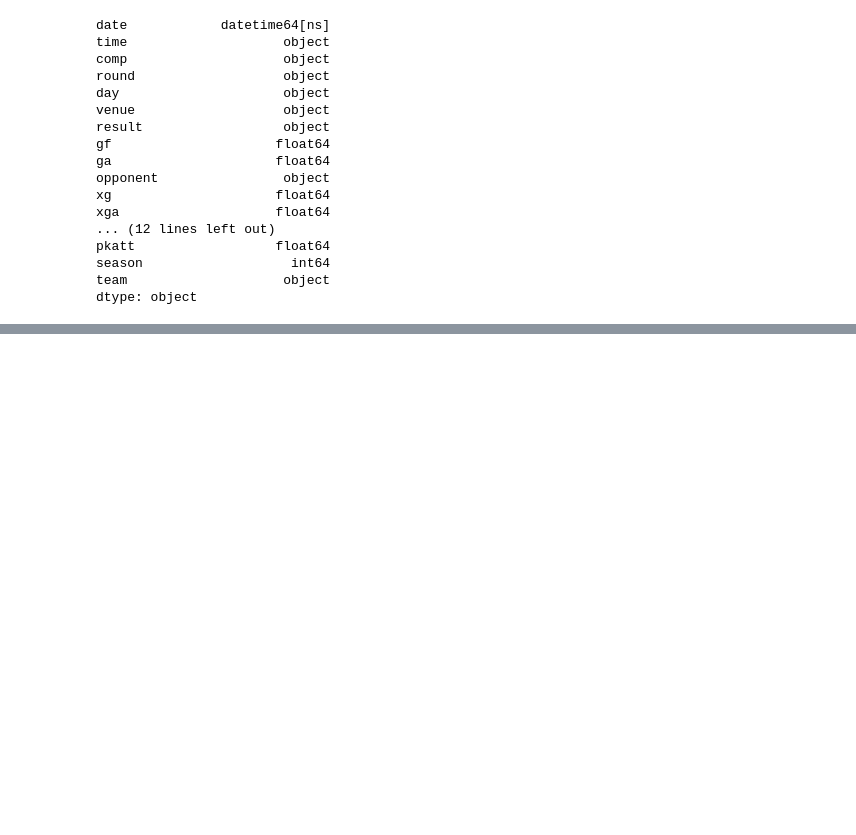
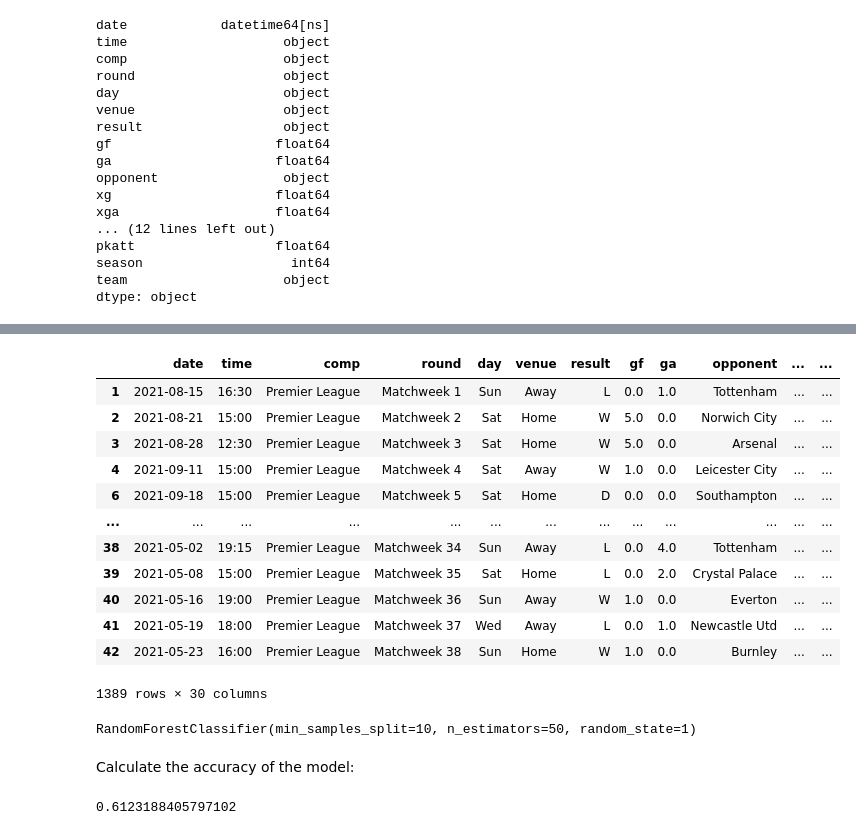
Before and after one commit to giahienpham/predict-football, a Jupyter notebook: predict.ipynb, the cells around one changed output, grey strips where cells are left out. Drawn from its saved outputs; the diff is of its cells as text; code cells hidden in the pictures; blank space fills up the shorter version.

```diff
--- a/predict.ipynb
+++ b/predict.ipynb
@@ -130,0 +150,19 @@ dtype: object
+# %%
+matches["opp_code"] = matches["opponent"].astype("category").cat.codes+1
+# %%
+matches['hour'] = matches['time'].str.replace(":.+","", regex=True).astype("int")
+matches
+# %% [output]
+|  | date | time | comp | round | day | venue | result | gf | ga | opponent | ... | ... |
+| 1 | 2021-08-15 | 16:30 | Premier League | Matchweek 1 | Sun | Away | L | 0.0 | 1.0 | Tottenham | ... | ... |
+| 2 | 2021-08-21 | 15:00 | Premier League | Matchweek 2 | Sat | Home | W | 5.0 | 0.0 | Norwich City | ... | ... |
+| 3 | 2021-08-28 | 12:30 | Premier League | Matchweek 3 | Sat | Home | W | 5.0 | 0.0 | Arsenal | ... | ... |
+| 4 | 2021-09-11 | 15:00 | Premier League | Matchweek 4 | Sat | Away | W | 1.0 | 0.0 | Leicester City | ... | ... |
+| 6 | 2021-09-18 | 15:00 | Premier League | Matchweek 5 | Sat | Home | D | 0.0 | 0.0 | Southampton | ... | ... |
+| ... | ... | ... | ... | ... | ... | ... | ... | ... | ... | ... | ... | ... |
+| 38 | 2021-05-02 | 19:15 | Premier League | Matchweek 34 | Sun | Away | L | 0.0 | 4.0 | Tottenham | ... | ... |
+| 39 | 2021-05-08 | 15:00 | Premier League | Matchweek 35 | Sat | Home | L | 0.0 | 2.0 | Crystal Palace | ... | ... |
+| 40 | 2021-05-16 | 19:00 | Premier League | Matchweek 36 | Sun | Away | W | 1.0 | 0.0 | Everton | ... | ... |
+| 41 | 2021-05-19 | 18:00 | Premier League | Matchweek 37 | Wed | Away | L | 0.0 | 1.0 | Newcastle Utd | ... | ... |
+| 42 | 2021-05-23 | 16:00 | Premier League | Matchweek 38 | Sun | Home | W | 1.0 | 0.0 | Burnley | ... | ... |
+1389 rows × 30 columns
@@ -130,0 +183,4 @@ dtype: object
+# %%
+random_forest.fit(train[predictors], train["target"])
+# %% [output]
+RandomForestClassifier(min_samples_split=10, n_estimators=50, random_state=1)
@@ -130,0 +189,2 @@ dtype: object
+# %% [markdown]
+Calculate the accuracy of the model:
@@ -130,0 +195,4 @@ dtype: object
+# %%
+acc
+# %% [output]
+0.6123188405797102
```
Also changed, not shown: parts of 16 cells of this notebook.
